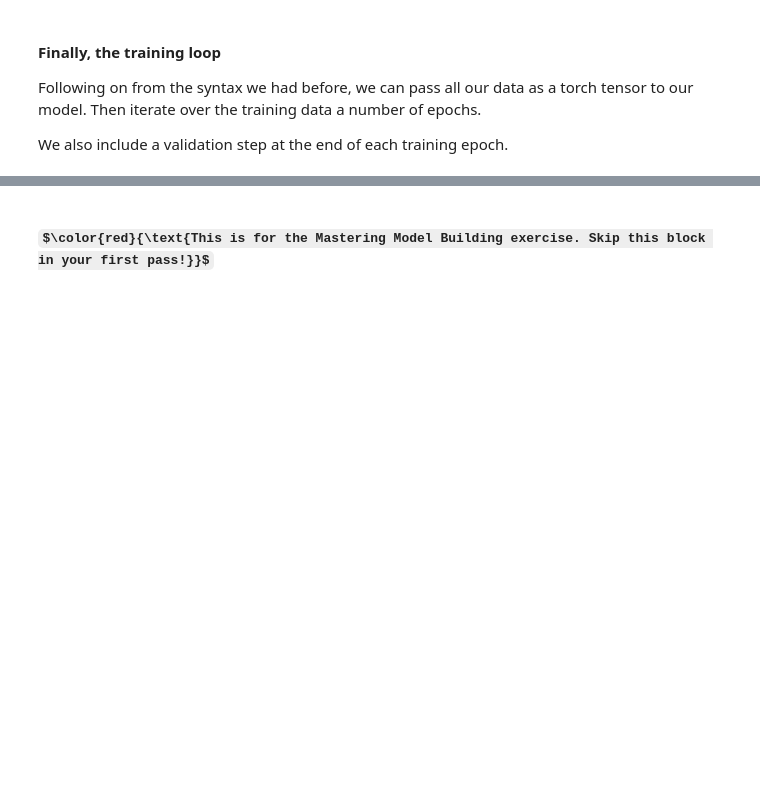
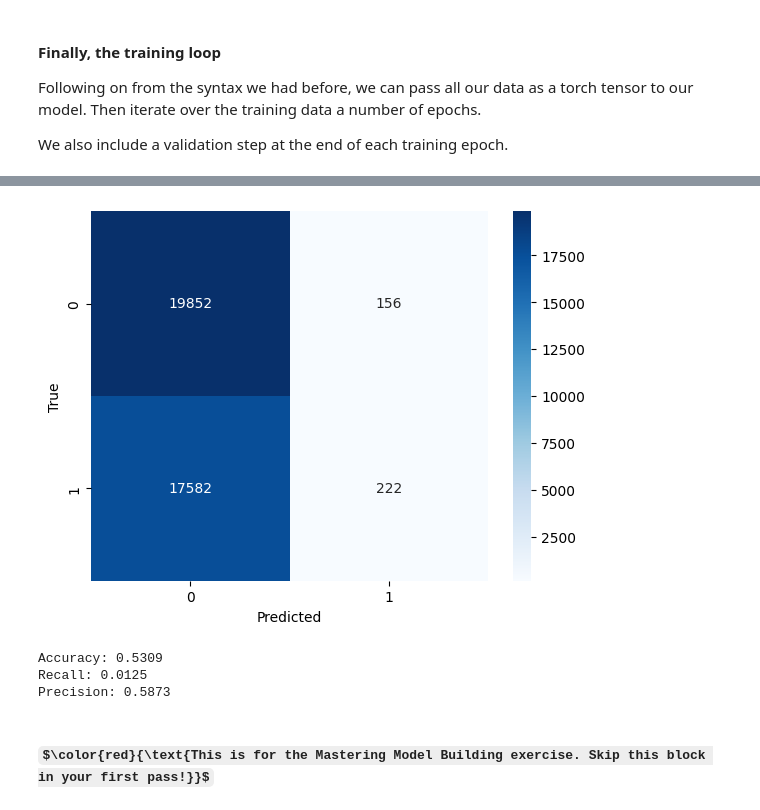
Before and after one commit to dnwerner/workshop_erum_DL_basics, a Jupyter notebook: Exercises/DNN4HEP_exercise.ipynb, the cells around one changed output, grey strips where cells are left out. Cells and saved outputs as stored; diff of their text form; code cells hidden in the pictures; some formulas as TeX source; blank space fills up the shorter version.

```diff
--- a/Exercises/DNN4HEP_exercise.ipynb
+++ b/Exercises/DNN4HEP_exercise.ipynb
@@ -296,3 +321,26 @@ KeyboardInterrupt:
+# %%
+# Plot confusion matrix
+from sklearn.metrics import confusion_matrix
+import seaborn as sns
+import matplotlib.pyplot as plt
+y_pred = model(X_val)
+y_pred_binary = (y_pred > 0.5).float()
+cm = confusion_matrix(y_val, y_pred_binary)
+sns.heatmap(cm, annot=True, fmt='d', cmap='Blues')
+plt.xlabel('Predicted')
+plt.ylabel('True')
+plt.show()
+
+# Print accuracy recall precision
+from sklearn.metrics import accuracy_score, recall_score, precision_score
+print(f'Accuracy: {accuracy_score(y_val, y_pred_binary):.4f}')
+print(f'Recall: {recall_score(y_val, y_pred_binary):.4f}')
+print(f'Precision: {precision_score(y_val, y_pred_binary):.4f}')
+# %% [output]
+[figure, added]
+Accuracy: 0.5309
+Recall: 0.0125
+Precision: 0.5873
 # %% [markdown]
 ##### $\color{red}{\text{This is for the Mastering Model Building exercise. Skip this block in your first pass!}}$
 # %% [markdown]
```
Also changed, not shown: parts of 5 cells of this notebook.
